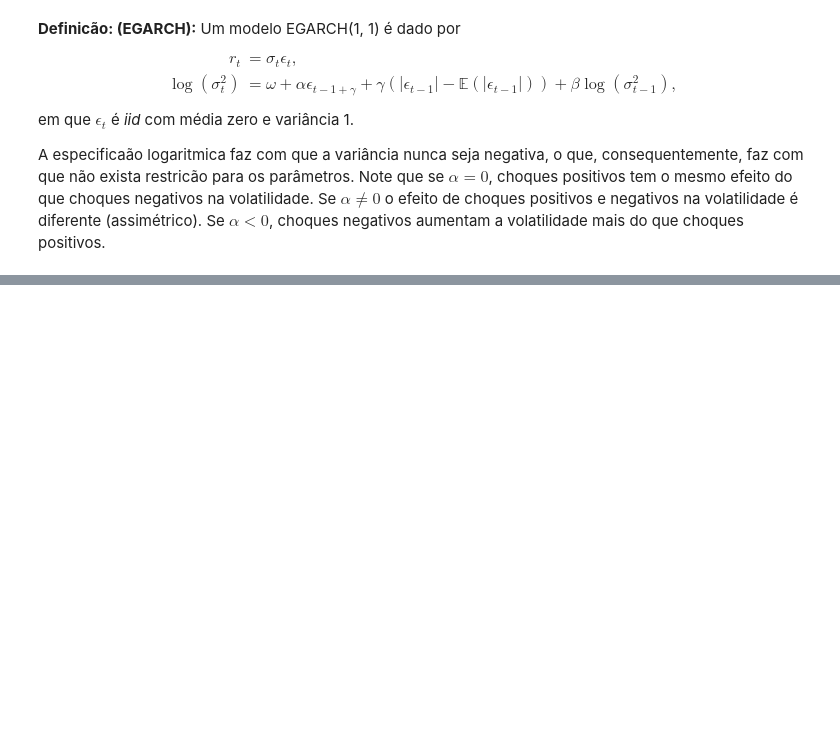
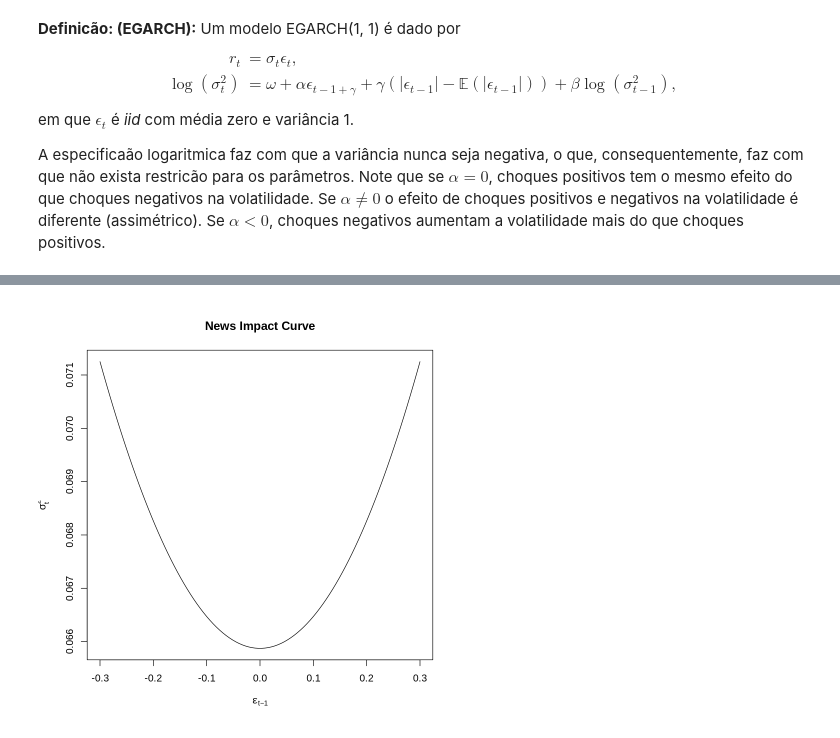
Before and after one commit to ctruciosm/ctruciosm.github.io, a Jupyter notebook: datasets/GARCH.ipynb, the cells around one changed output, grey strips where cells are left out. Saved outputs shown, nothing was run; the diff lists cells and outputs as text; code cells hidden in the pictures; blank space fills up the shorter version.

```diff
--- a/datasets/GARCH.ipynb
+++ b/datasets/GARCH.ipynb
@@ -288,0 +291,3 @@ Elapsed time : 0.1725087
+# %%
+ni = newsimpact(fit_01)
+ni
@@ -288,0 +312,4 @@ Elapsed time : 0.1725087
+# %%
+plot(ni$zx, ni$zy, ylab=ni$yexpr, xlab=ni$xexpr, type="l", main = "News Impact Curve")
+# %% [output]
+[figure, added]
```
Also changed, not shown: parts of 9 cells of this notebook.
